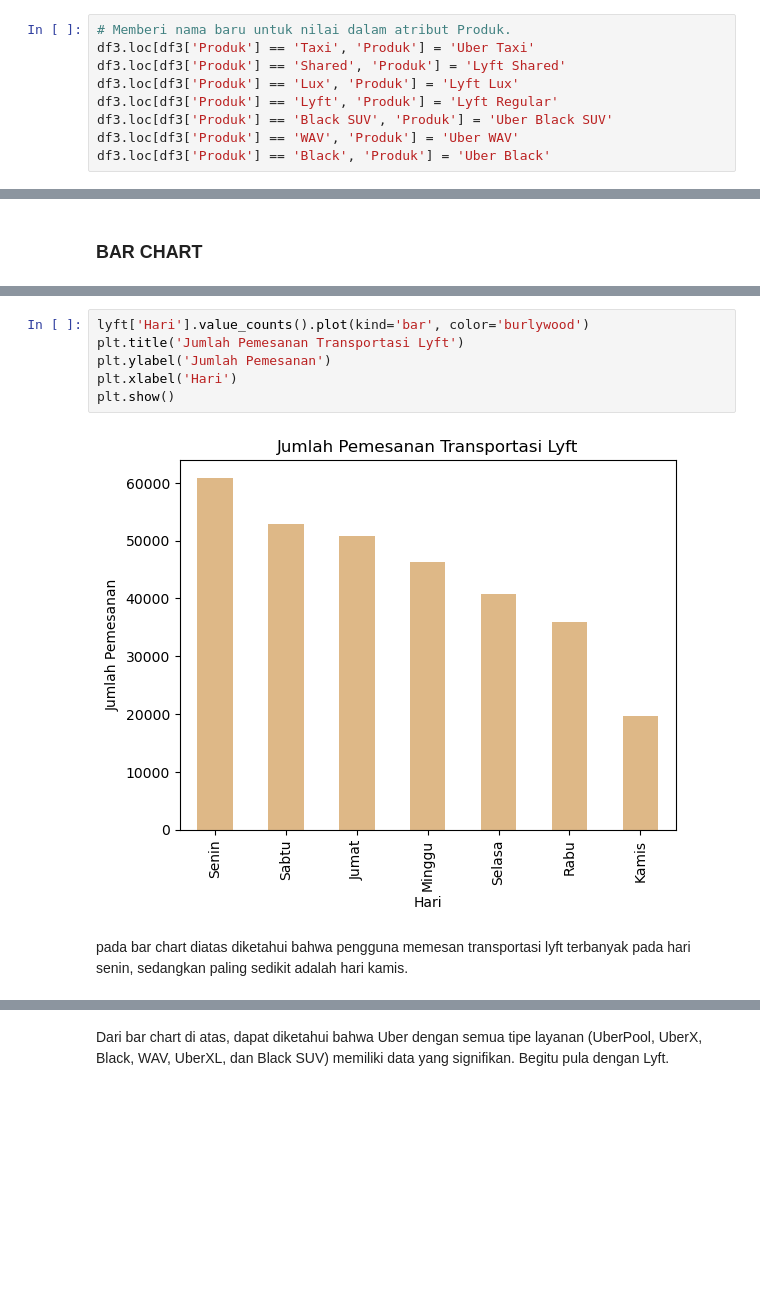
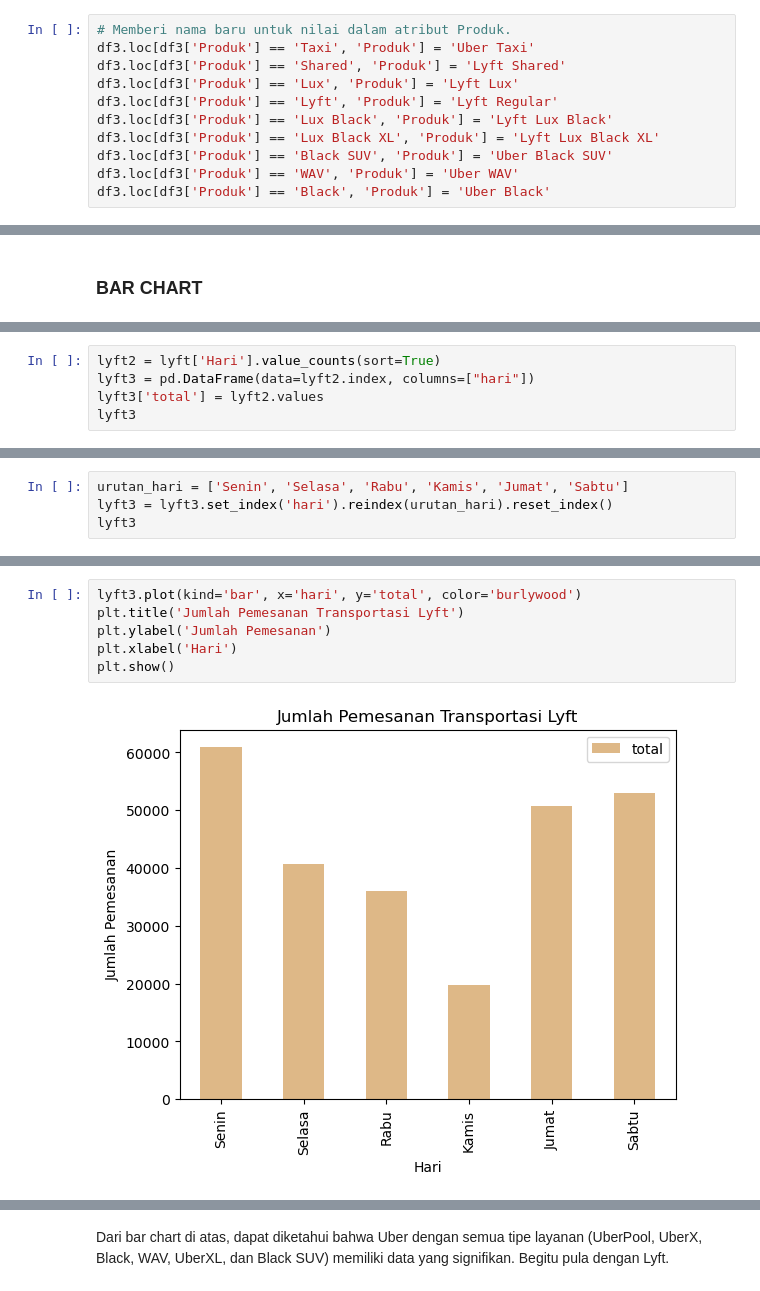
Before and after one commit to gilbertpinem/HACKTIV8, a Jupyter notebook: FINPRO_1.ipynb, the cells around one changed output, grey strips where cells are left out. Saved outputs shown, nothing was run; the diff lists cells and outputs as text; blank space fills up the shorter version.

```diff
--- a/FINPRO_1.ipynb
+++ b/FINPRO_1.ipynb
@@ -388,6 +386,8 @@ df3.loc[df3['Produk'] == 'Taxi', 'Produk'] = 'Uber Taxi'
 df3.loc[df3['Produk'] == 'Shared', 'Produk'] = 'Lyft Shared'
 df3.loc[df3['Produk'] == 'Lux', 'Produk'] = 'Lyft Lux'
 df3.loc[df3['Produk'] == 'Lyft', 'Produk'] = 'Lyft Regular'
+df3.loc[df3['Produk'] == 'Lux Black', 'Produk'] = 'Lyft Lux Black'
+df3.loc[df3['Produk'] == 'Lux Black XL', 'Produk'] = 'Lyft Lux Black XL'
 df3.loc[df3['Produk'] == 'Black SUV', 'Produk'] = 'Uber Black SUV'
 df3.loc[df3['Produk'] == 'WAV', 'Produk'] = 'Uber WAV'
 df3.loc[df3['Produk'] == 'Black', 'Produk'] = 'Uber Black'
@@ -861,0 +851,5 @@ Name: Hari, dtype: int64
+# %%
+lyft2 = lyft['Hari'].value_counts(sort=True)
+lyft3 = pd.DataFrame(data=lyft2.index, columns=["hari"])
+lyft3['total'] = lyft2.values
+lyft3
@@ -861,0 +865,4 @@ Name: Hari, dtype: int64
+# %%
+urutan_hari = ['Senin', 'Selasa', 'Rabu', 'Kamis', 'Jumat', 'Sabtu']
+lyft3 = lyft3.set_index('hari').reindex(urutan_hari).reset_index()
+lyft3
@@ -862,10 +877,8 @@ Name: Hari, dtype: int64
 # %%
-lyft['Hari'].value_counts().plot(kind='bar', color='burlywood')
+lyft3.plot(kind='bar', x='hari', y='total', color='burlywood')
 plt.title('Jumlah Pemesanan Transportasi Lyft')
 plt.ylabel('Jumlah Pemesanan')
 plt.xlabel('Hari')
 plt.show()
 # %% [output]
-[figure, old version]
+[figure, new version]
-# %% [markdown]
-pada bar chart diatas diketahui bahwa pengguna memesan transportasi lyft terbanyak pada hari senin, sedangkan paling sedikit adalah hari kamis.
```
Also changed, not shown: parts of 56 cells of this notebook.
